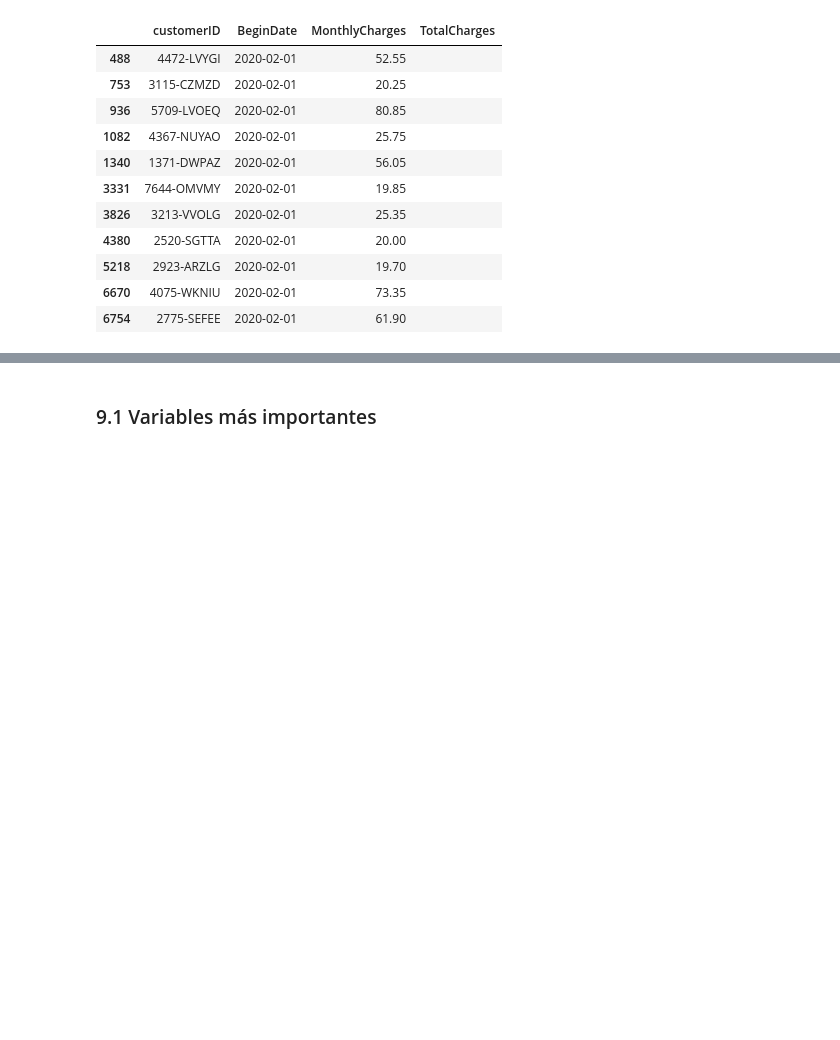
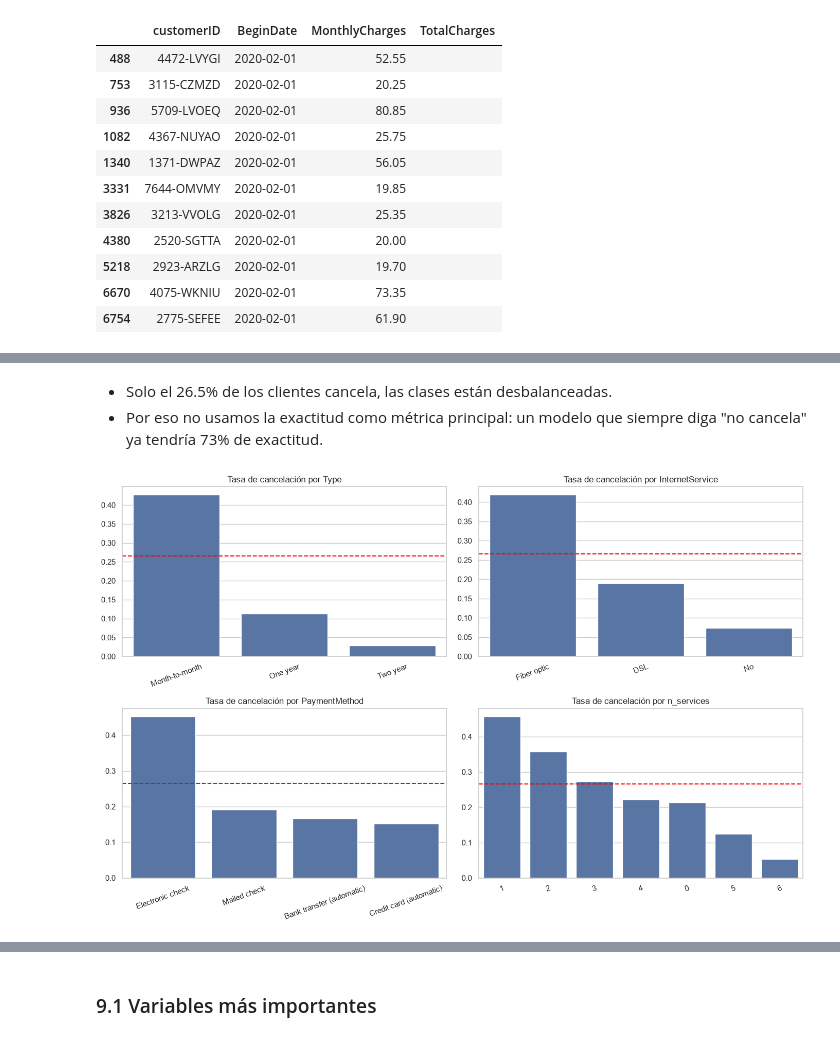
Before and after one commit to dixonpa/telecom, a Jupyter notebook: notebooks/telecom_churn.ipynb, the cells around one changed output, grey strips where cells are left out. Saved outputs shown, nothing was run; the diff lists cells and outputs as text; code cells hidden in the pictures; blank space fills up the shorter version.

```diff
--- a/notebooks/telecom_churn.ipynb
+++ b/notebooks/telecom_churn.ipynb
@@ -536,0 +198,20 @@ plt.show()
+# %% [markdown]
+* Solo el 26.5% de los clientes cancela, las clases están desbalanceadas.
+* Por eso no usamos la exactitud como métrica principal: un modelo que siempre diga "no cancela" ya tendría 73% de exactitud.
+# %%
+def plot_churn_rate(column, ax):
+    rate = df.groupby(column)["churn"].mean().sort_values(ascending=False)
+    sns.barplot(x=rate.index.astype(str), y=rate.values, ax=ax)
+    ax.axhline(df["churn"].mean(), color="red", linestyle="--")
+    ax.set_title(f"Tasa de cancelación por {column}")
+    ax.set_xlabel("")
+    ax.tick_params(axis="x", rotation=20)
+
+
+fig, axes = plt.subplots(2, 2, figsize=(14, 9))
+for ax, column in zip(axes.flat, ["Type", "InternetService", "PaymentMethod", "n_services"]):
+    plot_churn_rate(column, ax)
+plt.tight_layout()
+plt.show()
+# %% [output]
+[figure, added]
```
Also changed, not shown: parts of 81 cells of this notebook, 1 other file.
